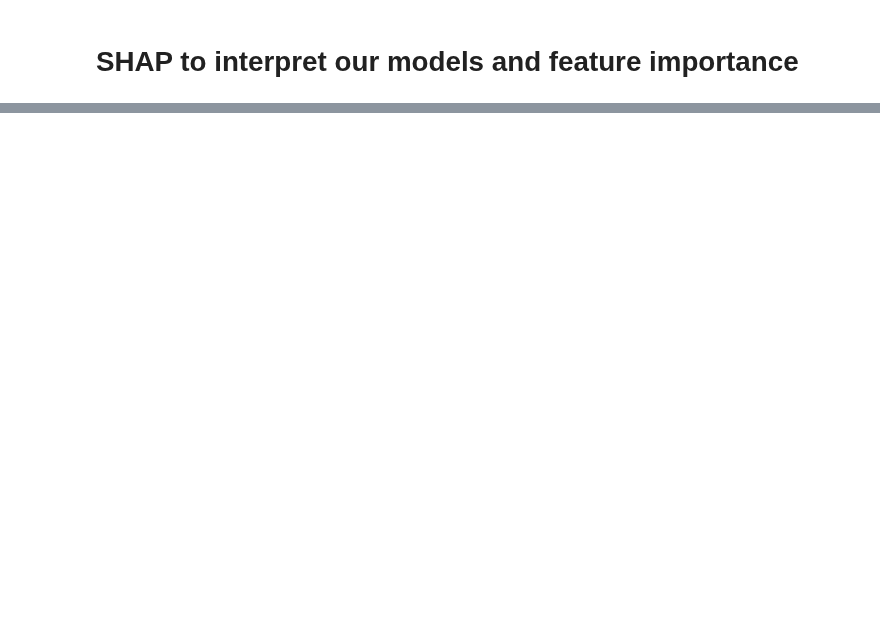
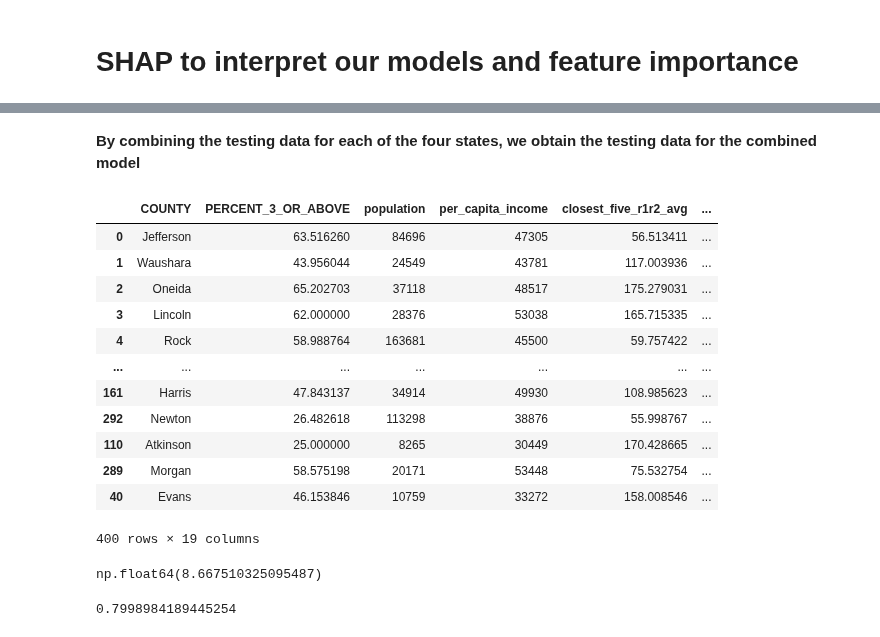
Before and after one commit to mcelhens/AP-Outcomes-to-University-Metrics, a Jupyter notebook: four_states_combined_models.ipynb, the cells around one changed output, grey strips where cells are left out. Drawn from its saved outputs; the diff is of its cells as text; code cells hidden in the pictures; blank space fills up the shorter version.

```diff
--- a/four_states_combined_models.ipynb
+++ b/four_states_combined_models.ipynb
@@ -607,0 +657,7 @@ plt.close()
+# %%
+wi_testing = pd.read_csv('data/Wisconsin/train_test_split/testing.csv')
+ma_testing = pd.read_csv('data/Massachusetts/train_test_split/testing.csv')
+ga_testing = pd.read_pickle('data/GA_pickled/testing.pkl')
+nc_testing = pd.read_csv('data/North_Carolina/train_test_split/testing.csv')
+# %%
+ga_testing.rename(columns={'closest_five_avg_dormrooms_landgrnt':'closest_five_avg_dormrooms_landgrant','closest_five_landgrant_avg':'closest_five_landgrnt_avg','closest_five_avg_enrollment_landgrant':'closest_five_avg_enrollment_landgrnt'},inplace=True)
@@ -607,0 +666,5 @@ plt.close()
+# %%
+wi_testing=wi_testing[relevantcolumns]
+ma_testing=ma_testing[relevantcolumns]
+ga_testing=ga_testing[relevantcolumns]
+nc_testing=nc_testing[relevantcolumns]
@@ -607,0 +683,4 @@ plt.close()
+# %%
+testing = pd.concat([wi_testing,ma_testing,ga_testing],axis=0)
+# %% [markdown]
+**By combining the testing data for each of the four states, we obtain the testing data for the combined model**
@@ -607,0 +689,16 @@ plt.close()
+# %%
+testing
+# %% [output]
+|  | COUNTY | PERCENT_3_OR_ABOVE | population | per_capita_income | closest_five_r1r2_avg | ... |
+| 0 | Jefferson | 63.516260 | 84696 | 47305 | 56.513411 | ... |
+| 1 | Waushara | 43.956044 | 24549 | 43781 | 117.003936 | ... |
+| 2 | Oneida | 65.202703 | 37118 | 48517 | 175.279031 | ... |
+| 3 | Lincoln | 62.000000 | 28376 | 53038 | 165.715335 | ... |
+| 4 | Rock | 58.988764 | 163681 | 45500 | 59.757422 | ... |
+| ... | ... | ... | ... | ... | ... | ... |
+| 161 | Harris | 47.843137 | 34914 | 49930 | 108.985623 | ... |
+| 292 | Newton | 26.482618 | 113298 | 38876 | 55.998767 | ... |
+| 110 | Atkinson | 25.000000 | 8265 | 30449 | 170.428665 | ... |
+| 289 | Morgan | 58.575198 | 20171 | 53448 | 75.532754 | ... |
+| 40 | Evans | 46.153846 | 10759 | 33272 | 158.008546 | ... |
+400 rows × 19 columns
@@ -607,0 +707,8 @@ plt.close()
+# %%
+root_mean_squared_error(testing['PERCENT_3_OR_ABOVE'],model_preds)
+# %% [output]
+np.float64(8.667510325095487)
+# %%
+r2_score(testing['PERCENT_3_OR_ABOVE'],model_preds)
+# %% [output]
+0.7998984189445254
```
Also changed, not shown: parts of 45 cells of this notebook, 6 other files.
